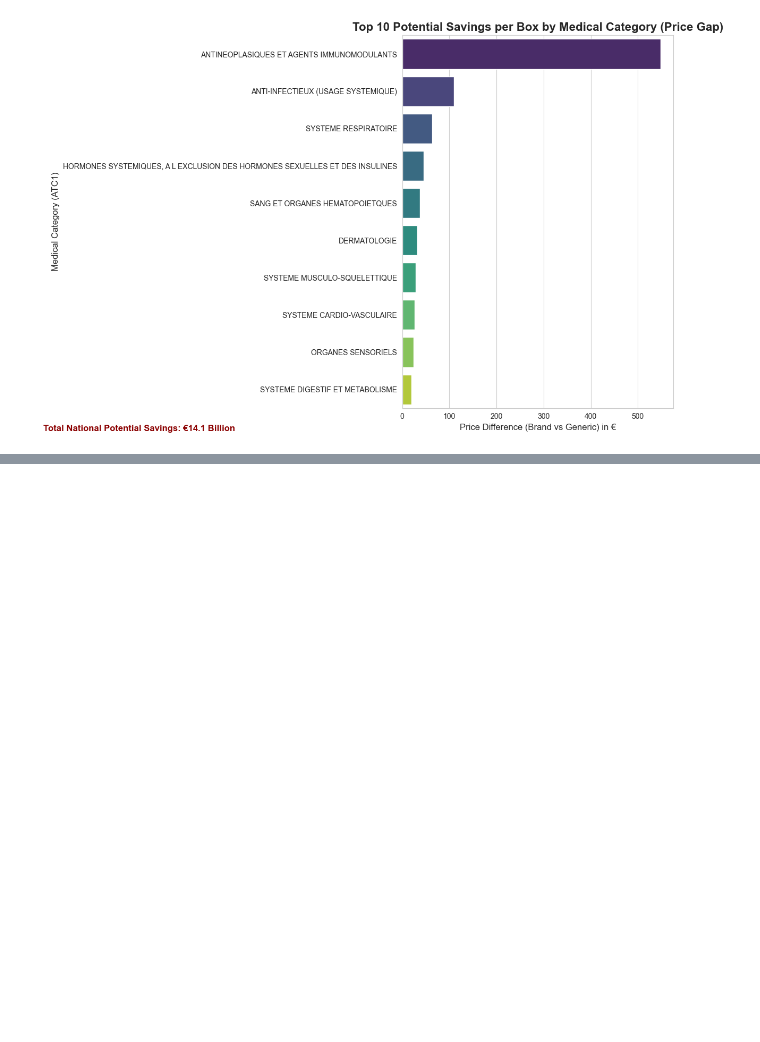
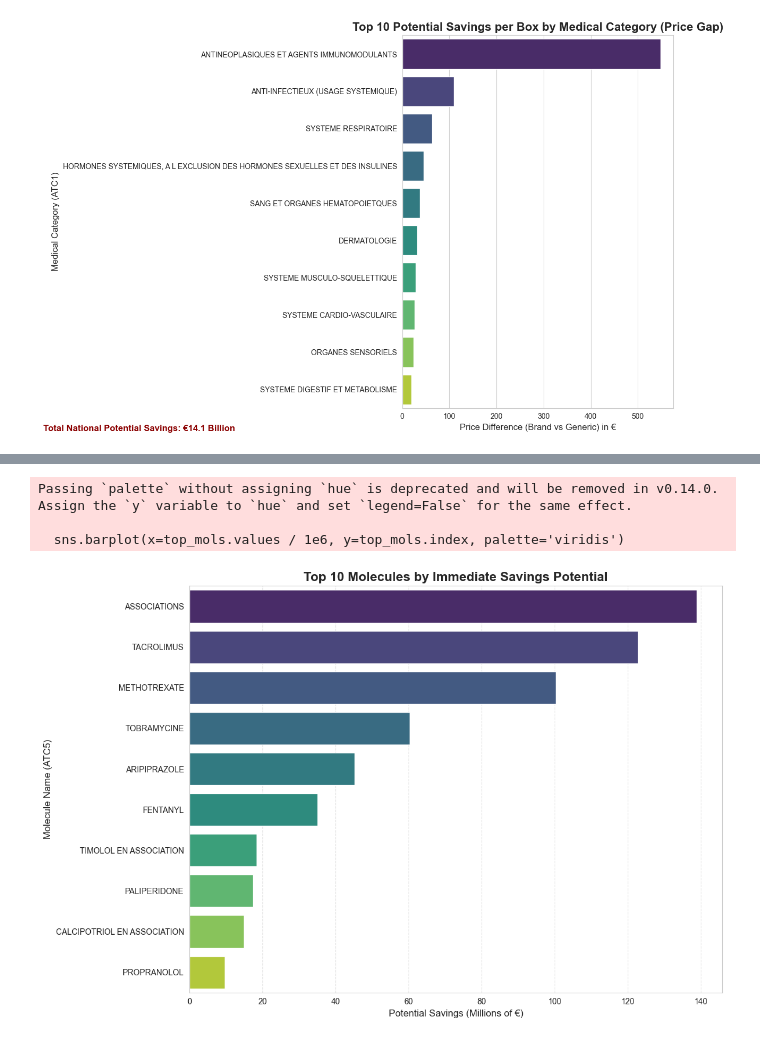
Before and after one commit to Arshbeg/SNDS-EXPLORER, a Jupyter notebook: Generic_Savings_Impact_analysis.ipynb, the cells around one changed output, grey strips where cells are left out. Saved outputs shown, nothing was run; the diff lists cells and outputs as text; code cells hidden in the pictures; blank space fills up the shorter version.

```diff
--- a/Generic_Savings_Impact_analysis.ipynb
+++ b/Generic_Savings_Impact_analysis.ipynb
@@ -219,0 +277,22 @@ Passing `palette` without assigning `hue` is deprecated and will be removed in v
+# %%
+# 1. Calculate the savings per molecule for the plot
+molecule_prices['savings_potential'] = molecule_prices['TRUE_GAP'] * brand_volumes
+top_mols = molecule_prices['savings_potential'].sort_values(ascending=False).head(10)
+
+# 2. Plot
+plt.figure(figsize=(12, 8))
+sns.barplot(x=top_mols.values / 1e6, y=top_mols.index, palette='viridis')
+
+plt.title('Top 10 Molecules by Immediate Savings Potential', fontsize=16, fontweight='bold')
+plt.xlabel('Potential Savings (Millions of €)', fontsize=12)
+plt.ylabel('Molecule Name (ATC5)', fontsize=12)
+plt.grid(axis='x', linestyle='--', alpha=0.6)
+
+plt.tight_layout()
+plt.savefig('top_molecules_savings.png')
+plt.show()
+# %% [output]
+Passing `palette` without assigning `hue` is deprecated and will be removed in v0.14.0. Assign the `y` variable to `hue` and set `legend=False` for the same effect.
+
+  sns.barplot(x=top_mols.values / 1e6, y=top_mols.index, palette='viridis')
+[figure, added]
```
Also changed, not shown: parts of 7 cells of this notebook, 5 other files.
